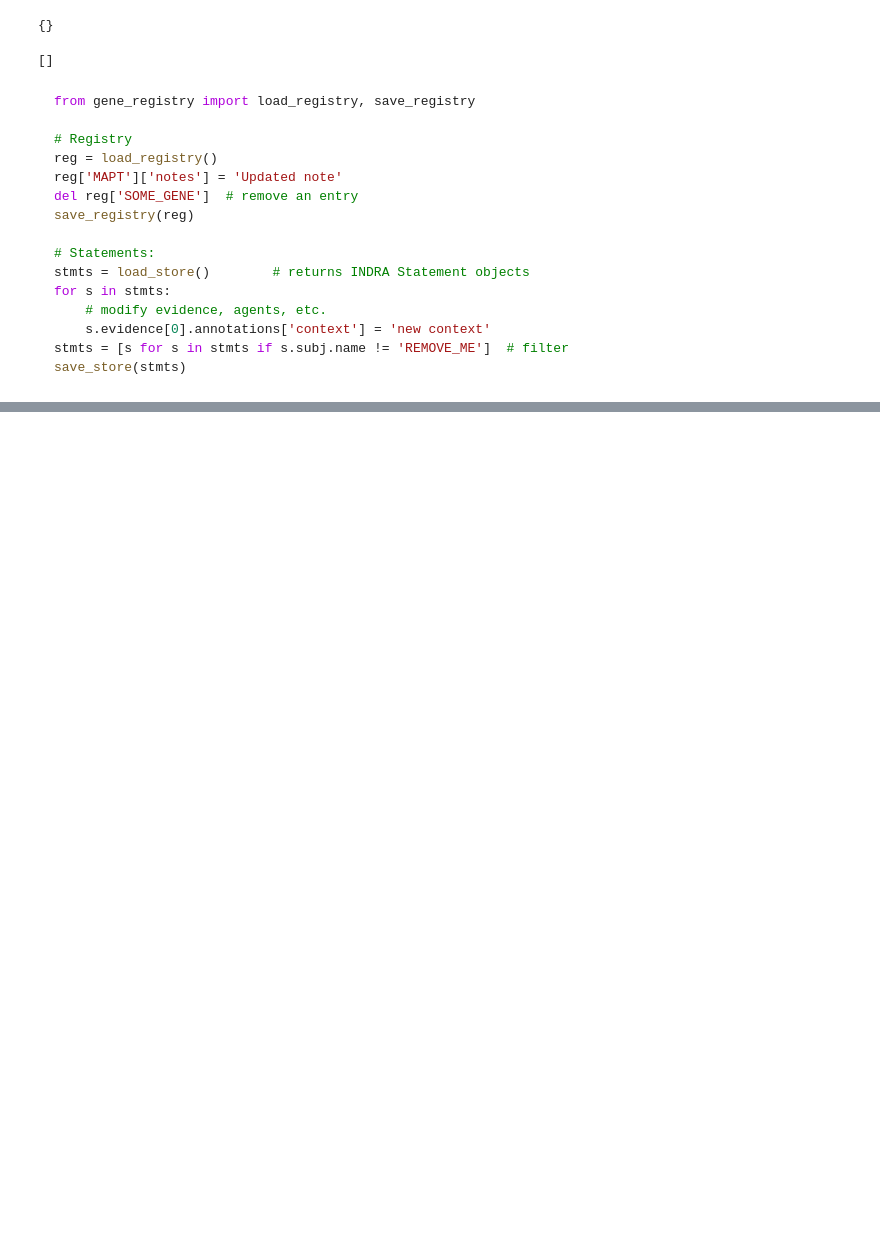
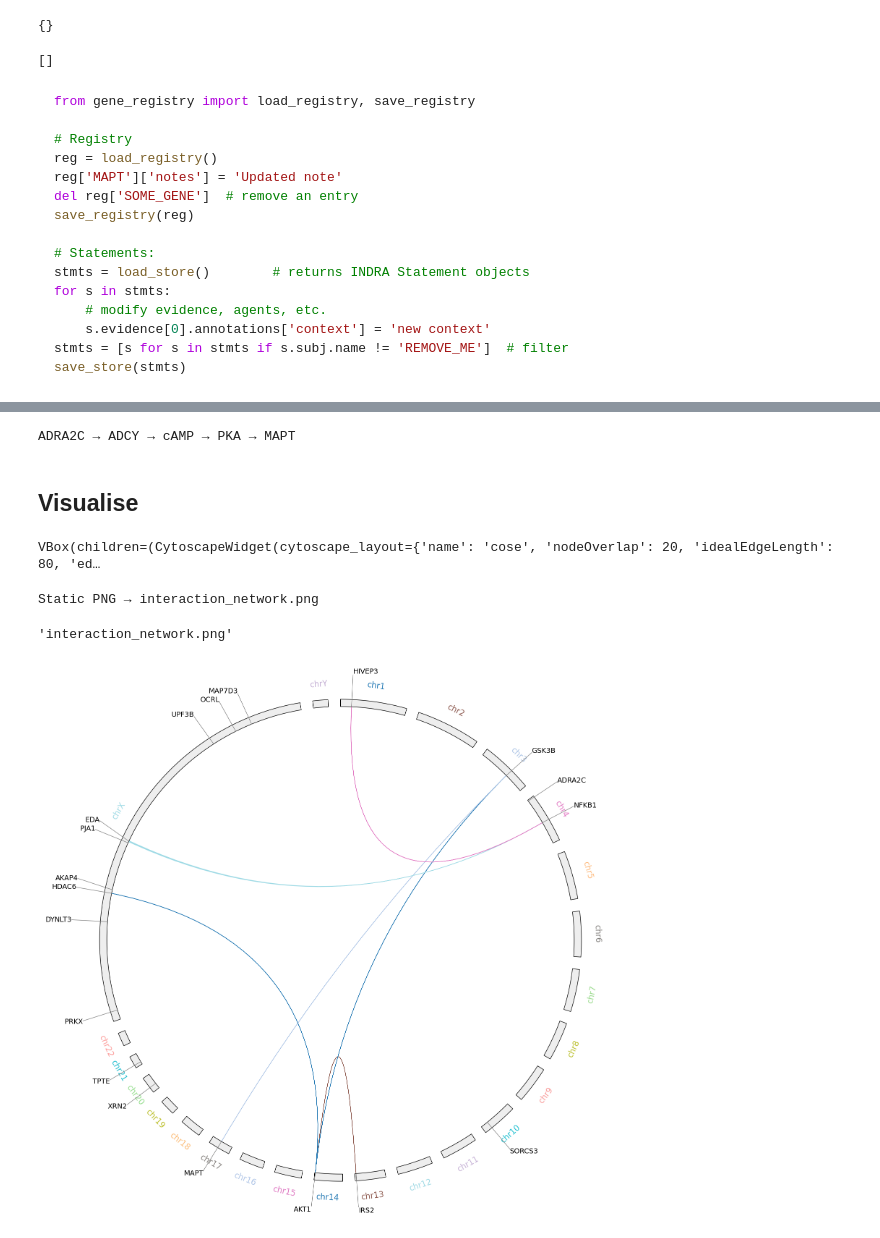
Before and after one commit to munch-group/interaction-store, a Jupyter notebook: interaction_store.ipynb, the cells around one changed output, grey strips where cells are left out. Cells and saved outputs as stored; diff of their text form; code cells hidden in the pictures; blank space fills up the shorter version.

```diff
--- a/interaction_store.ipynb
+++ b/interaction_store.ipynb
@@ -169,9 +118,0 @@ Graph: 31 nodes, 25 edges
-# %%
-from visualization import interactive_network, save_static_png
-from IPython.display import display
-
-stmts = load_store()
-reg_data = json.loads(pathlib.Path('gene_registry.json').read_text()) if pathlib.Path('gene_registry.json').exists() else {}
-
-display(interactive_network(stmts, reg_data, G=G))
-save_static_png(stmts, reg_data, G=G)
@@ -560,0 +234,5 @@ save_store(stmts)
+# %%
+
+path_between('ADRA2C', 'MAPT', G)
+# %% [output]
+ADRA2C → ADCY → cAMP → PKA → MAPT
@@ -560,0 +241,32 @@ save_store(stmts)
+# %% [markdown]
+## Visualise
+# %%
+stmts = load_store(statements_path)
+reg = json.loads(genes_path.read_text())
+
+display(interactive_network(stmts, reg,
+    # node_size=100,
+    # text_color="black",
+    # font_weight='bold',
+    # text_outline=False,
+    # border_width=7,
+    # edge_width=5,
+#    background_color='#1F1F1F',
+    # font_size='20px',
+    chrom_colors={'auto': "#56A51E", 'X': "#D72E2E", "Y": "#1768C6"},
+))
+save_static_png(stmts, reg)
+# %% [output]
+VBox(children=(CytoscapeWidget(cytoscape_layout={'name': 'cose', 'nodeOverlap': 20, 'idealEdgeLength': 80, 'ed…
+Static PNG → interaction_network.png
+'interaction_network.png'
+# %%
+stmts = load_store(statements_path)
+reg = json.loads(genes_path.read_text()) if genes_path.exists() else {}
+
+cmap = register_shifted_cmap('tab20')
+# cmap = 'tab10'
+
+circos_plot(stmts, reg, cmap=cmap, scalings=dict(chrX=10))
+# %% [output]
+[figure, added]
```
Also changed, not shown: parts of 30 cells of this notebook, 8 other files.
